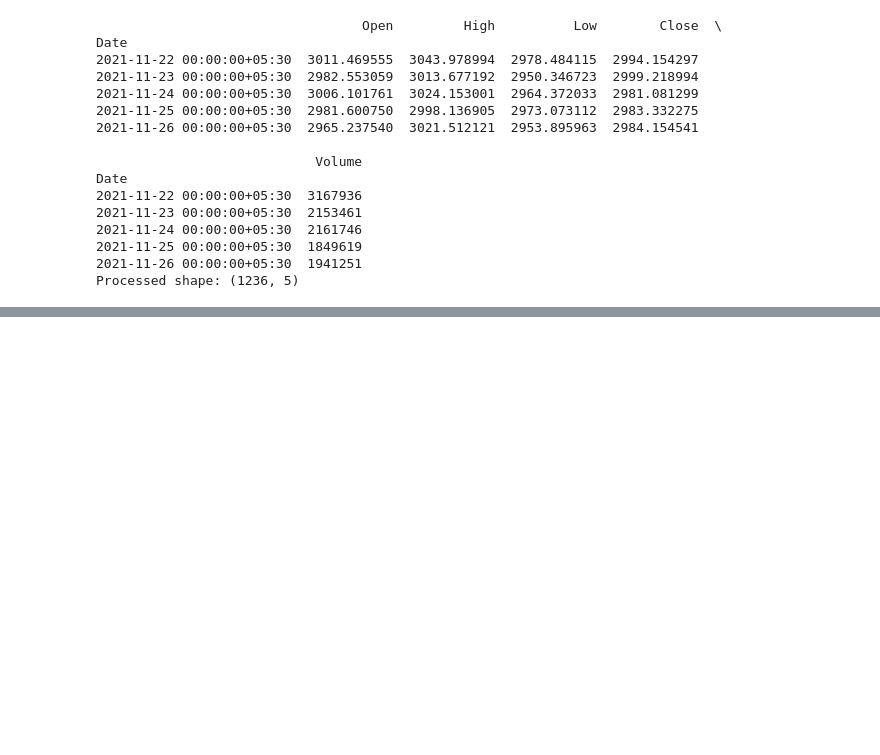
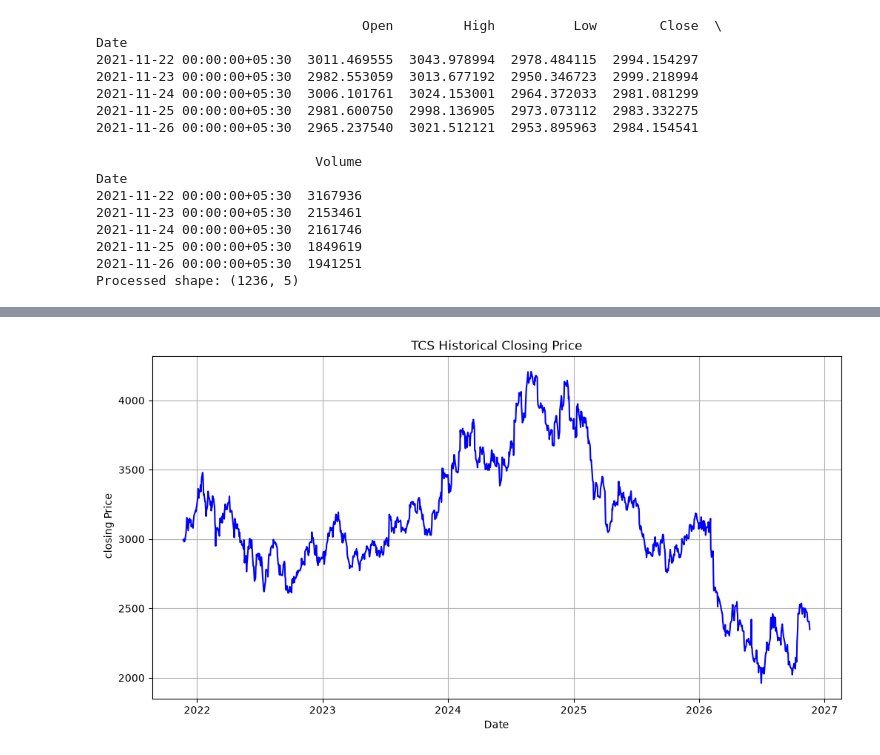
Before and after one commit to Pradipta44jpg/stock-price-predictor-ml, a Jupyter notebook: notebooks/stock_analysis.ipynb, the cells around one changed output, grey strips where cells are left out. Drawn from its saved outputs; the diff is of its cells as text; code cells hidden in the pictures; blank space fills up the shorter version.

```diff
--- a/notebooks/stock_analysis.ipynb
+++ b/notebooks/stock_analysis.ipynb
@@ -174,0 +201,10 @@ print("Preprocessed dataset saved successfully!")
+# %%
+plt.figure(figsize=(12,6))
+plt.plot(processed_data.index, processed_data['Close'], label='Close Price', color='blue')
+plt.title("TCS Historical Closing Price")
+plt.xlabel("Date")
+plt.ylabel(" closing Price")
+plt.grid(True)
+plt.show()
+# %% [output]
+[figure, added]
```
Also changed, not shown: parts of 11 cells of this notebook.
